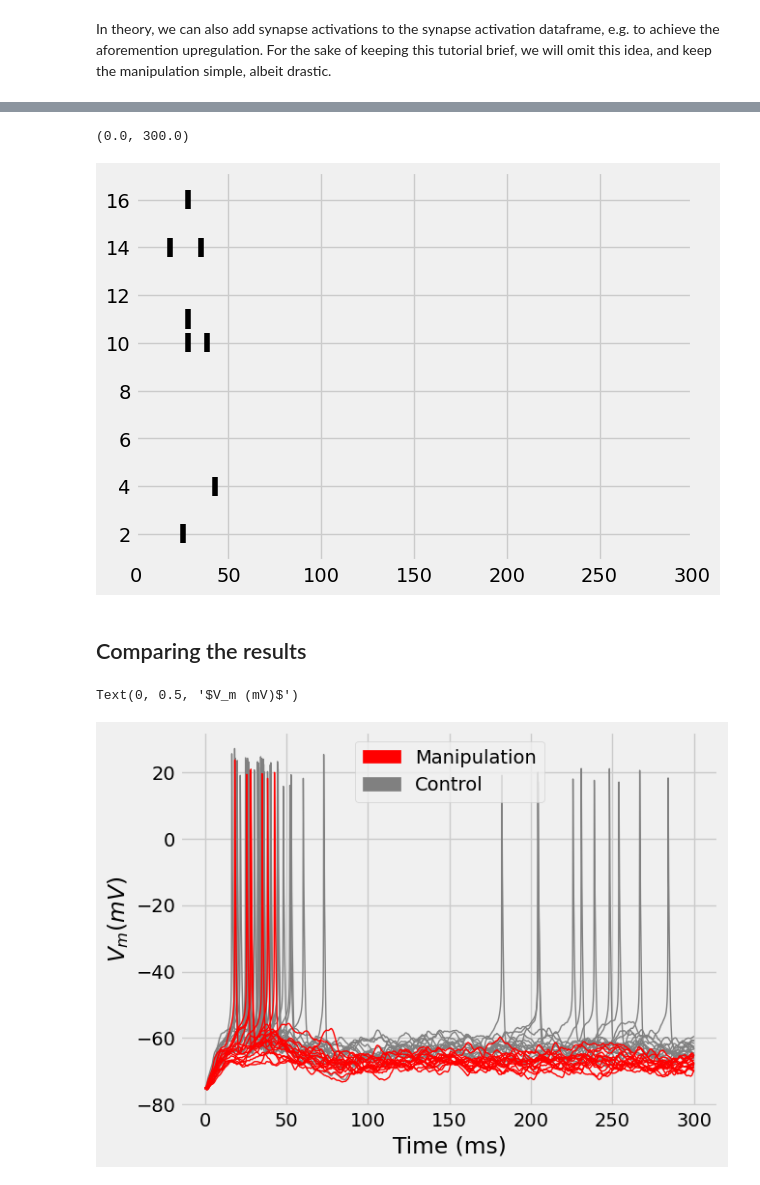
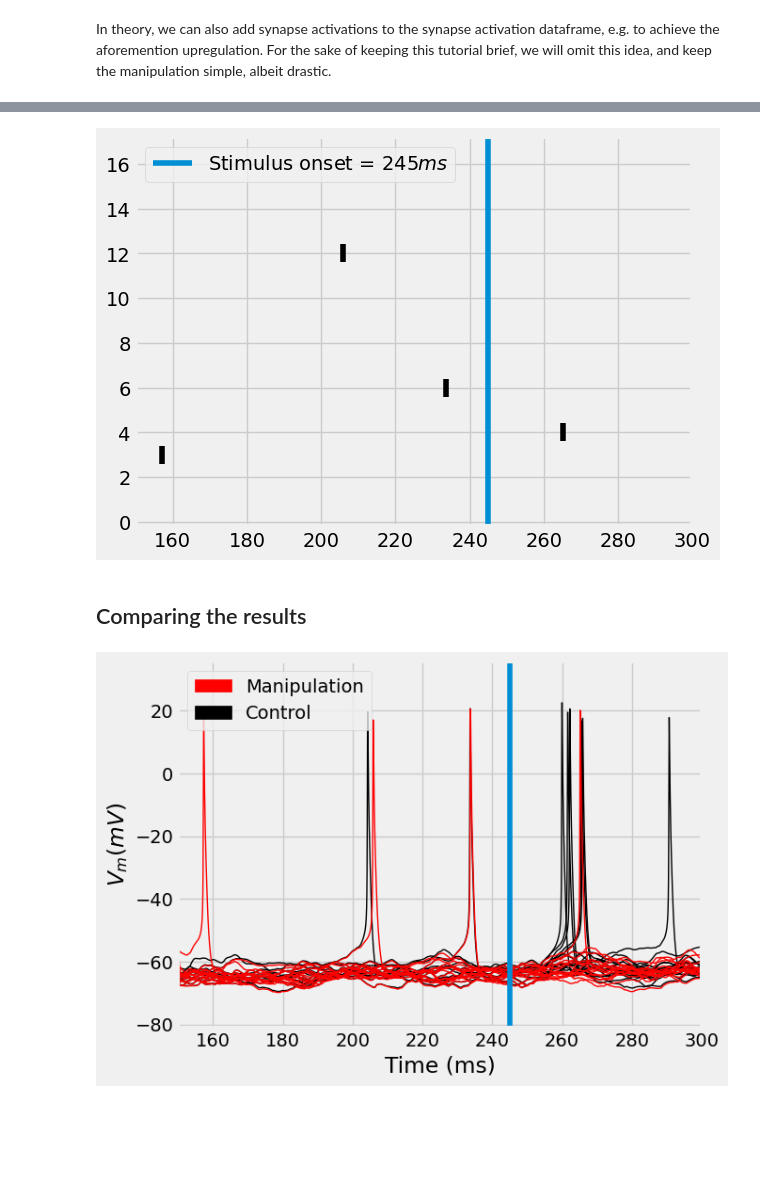
Before and after one commit to mpinb/in_silico_framework, a Jupyter notebook: getting_started/tutorials/4. analysis/4.1 Manipulations.ipynb, the cells around one changed output, grey strips where cells are left out. Saved outputs shown, nothing was run; the diff lists cells and outputs as text; code cells hidden in the pictures; blank space fills up the shorter version.

```diff
--- a/getting_started/tutorials/4. analysis/4.1 Manipulations.ipynb
+++ b/getting_started/tutorials/4. analysis/4.1 Manipulations.ipynb
@@ -129,7 +131,7 @@ I.plt.style.use("fivethirtyeight")
 # %%
-vt = db[f'stim_{whisker}']['voltage_traces']
+vt = db[f'stim_{second_surround_whisker}']['voltage_traces']
 vt = client.compute(vt).result()
 
-sa = db[f"stim_{whisker}"]["synapse_activation"]
+sa = db[f"stim_{second_surround_whisker}"]["synapse_activation"]
 
-st = db[f"stim_{whisker}"]['spike_times']
+st = db[f"stim_{second_surround_whisker}"]['spike_times']
@@ -148 +138,4 @@ Dask Name: from-delayed, 32 tasks
+# %%
+stim_onset = 245  # Check tutorial 2.2 or 3.1 for why this is 245 ms
+converge_t = 150  # rough estimate of how long neuron models take to
 # %%
@@ -218,6 +219,6 @@ I.db_init_simrun_general.init(
     client=client
 )
 # %%
-vt_manipulations = db[f'stim_{whisker}_manipulations']['voltage_traces']
+vt_manipulations = db[f'stim_{second_surround_whisker}_manipulations']['voltage_traces']
 vt_manipulations = client.compute(vt_manipulations).result()
 # %%
@@ -230,24 +233,28 @@ vt_manipulations.T.plot(legend=False, lw=1, c='k', xlabel="Time ($ms$)", ylabel=
 # %%
 rasterplot2(st_manipulations, c='k', y_plot_length=.8)
-I.plt.xlim((0, 300))
+I.plt.axvline(stim_onset, label=f"Stimulus onset = ${stim_onset}ms$")
+I.plt.xlim((converge_t, 300))
+I.plt.legend()
+I.plt.show()
 # %% [output]
-(0.0, 300.0)
-[figure, old version]
+[figure, new version]
 # %% [markdown]
 ## Comparing the results
 # %%
 import matplotlib.patches as mpatches
 
-ax = vt.T.plot(color="grey", legend=False, label="Control", lw=1)
-vt_manipulations.T.plot(color="red", legend=False, label="Manipulation", ax=ax, lw=1)
+ax = vt.T.plot(legend=False, label="Control", lw=1, c='k')
+ax = vt_manipulations.T.plot(legend=False, label="Manipulation", ax=ax, lw=1, c='red')
 patch_manip = mpatches.Patch(color='red', label='Manipulation')
-patch_control = mpatches.Patch(color='grey', label='Control')
+patch_control = mpatches.Patch(color='k', label='Control')
 I.plt.legend(handles=[patch_manip, patch_control])
 I.plt.xlabel("Time (ms)")
 I.plt.ylabel("$V_m (mV)$")
+I.plt.xlim((converge_t, 300))
+I.plt.axvline(stim_onset)
+I.plt.show()
 # %% [output]
-Text(0, 0.5, '$V_m (mV)$')
-[figure, old version]
+[figure, new version]
 # %%
 fig = I.plt.figure()
 ax = fig.gca()
```
Also changed, not shown: parts of 28 cells of this notebook.
